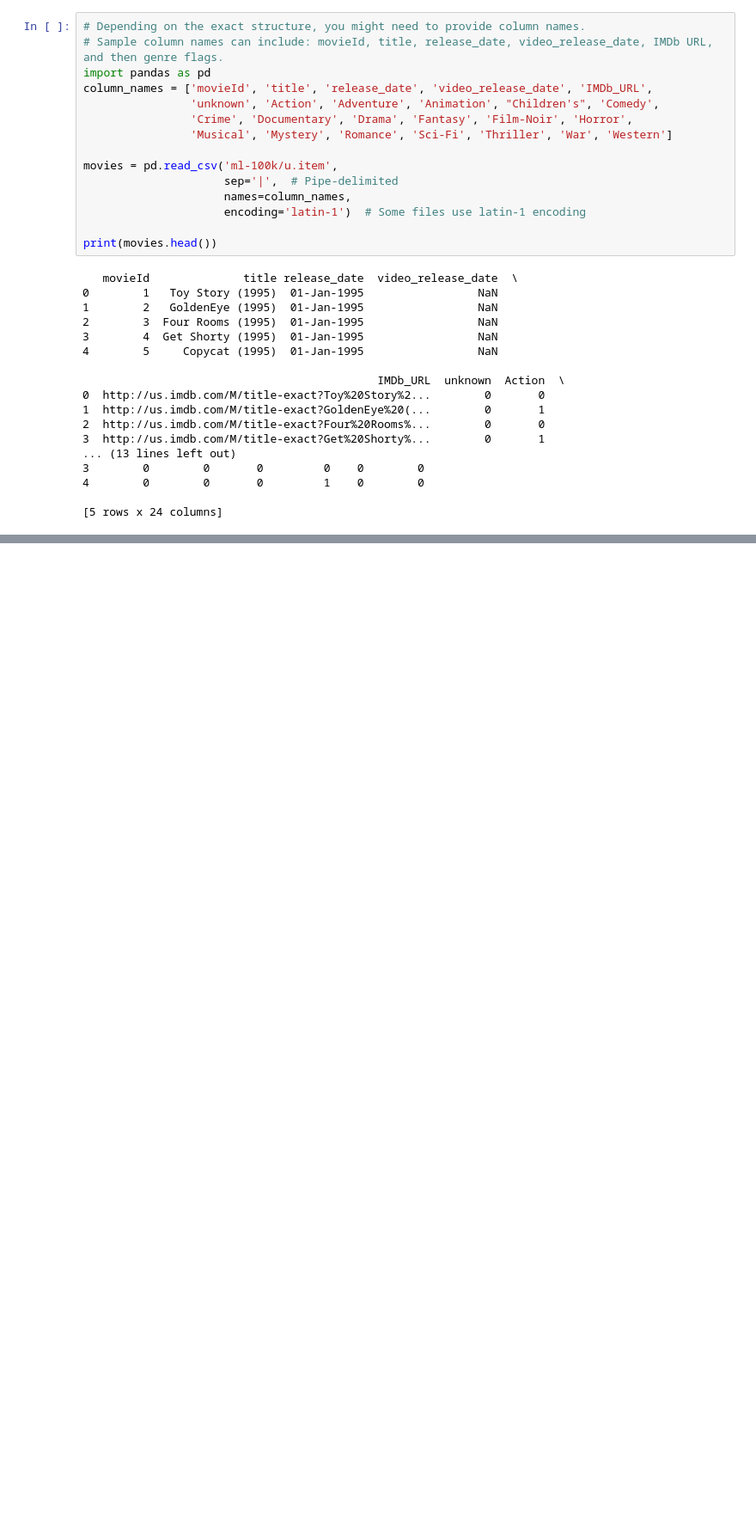
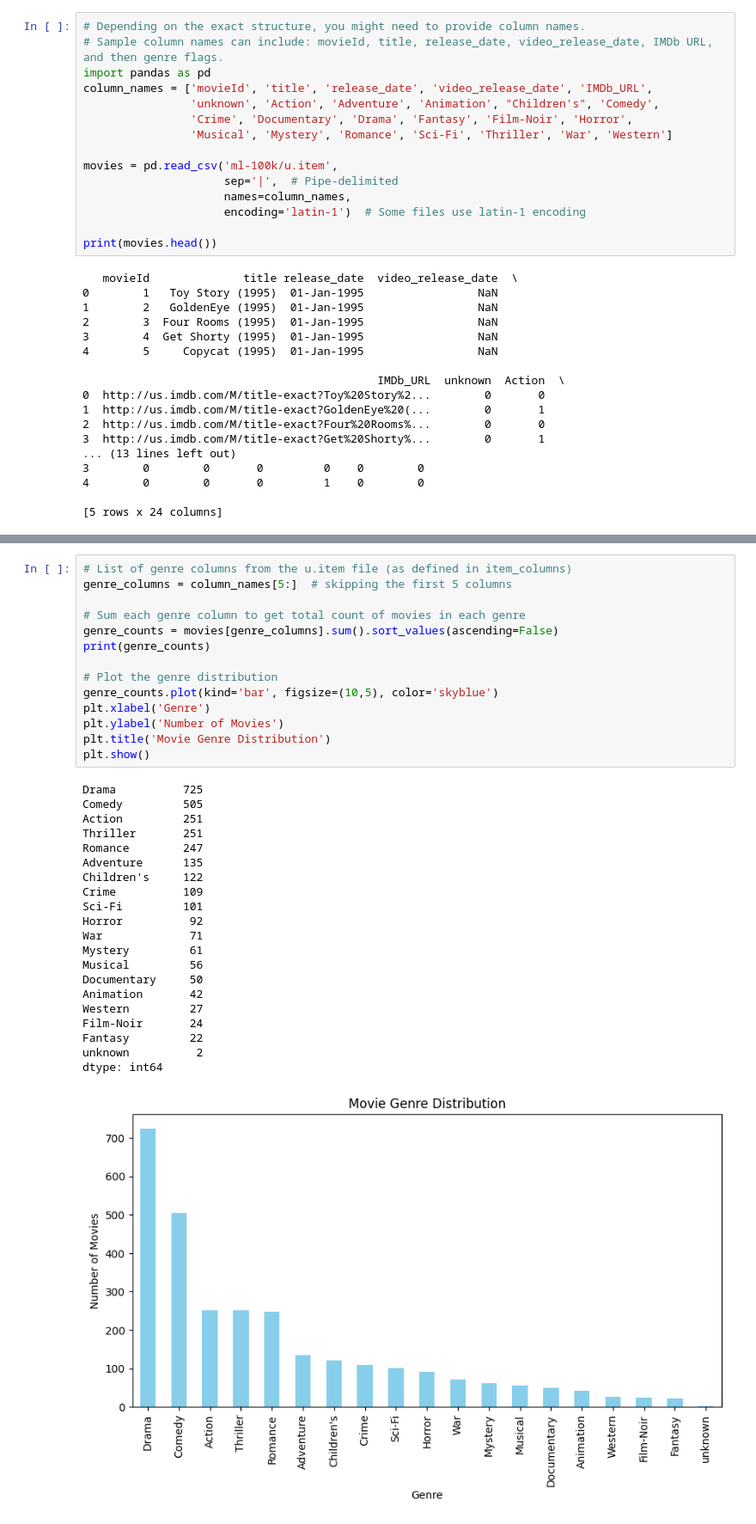
Before and after one commit to LgnOmar/Graduation-Project-Lic-PFE, a Jupyter notebook: Recommendation System/recommendation_practice.ipynb, the cells around one changed output, grey strips where cells are left out. Shown at 86% size. Saved outputs shown, nothing was run; the diff lists cells and outputs as text; blank space fills up the shorter version.

```diff
--- a/Recommendation System/recommendation_practice.ipynb
+++ b/Recommendation System/recommendation_practice.ipynb
@@ -60,0 +98,36 @@ KeyError: 'movie_id'
+# %%
+# List of genre columns from the u.item file (as defined in item_columns)
+genre_columns = column_names[5:]  # skipping the first 5 columns
+
+# Sum each genre column to get total count of movies in each genre
+genre_counts = movies[genre_columns].sum().sort_values(ascending=False)
+print(genre_counts)
+
+# Plot the genre distribution
+genre_counts.plot(kind='bar', figsize=(10,5), color='skyblue')
+plt.xlabel('Genre')
+plt.ylabel('Number of Movies')
+plt.title('Movie Genre Distribution')
+plt.show()
+# %% [output]
+Drama          725
+Comedy         505
+Action         251
+Thriller       251
+Romance        247
+Adventure      135
+Children's     122
+Crime          109
+Sci-Fi         101
+Horror          92
+War             71
+Mystery         61
+Musical         56
+Documentary     50
+Animation       42
+Western         27
+Film-Noir       24
+Fantasy         22
+unknown          2
+dtype: int64
+[figure, added]
```
Also changed, not shown: parts of 8 cells of this notebook.
